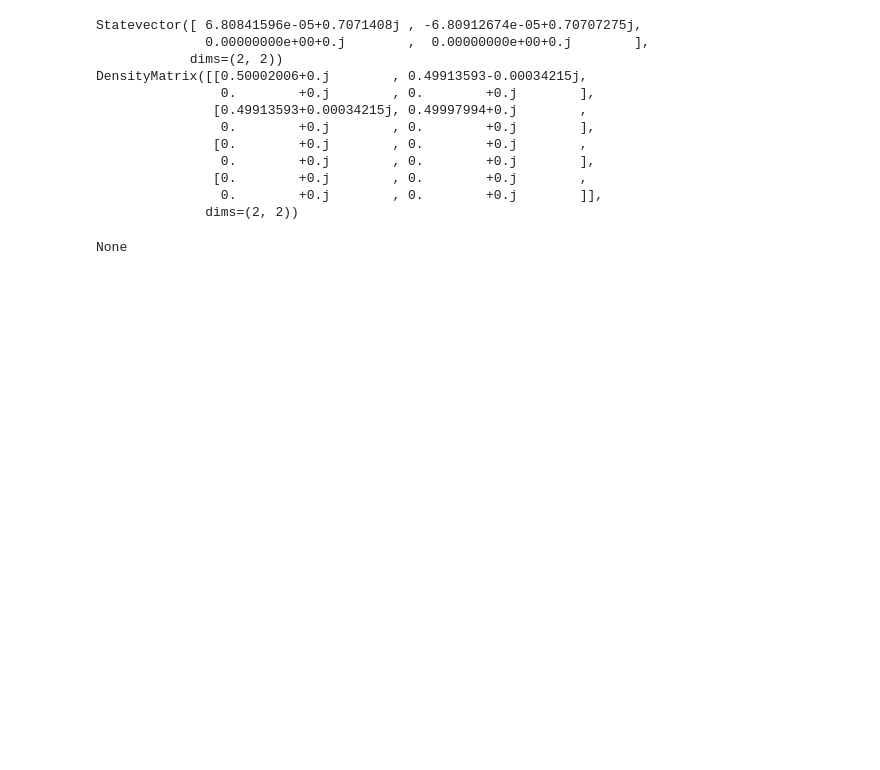
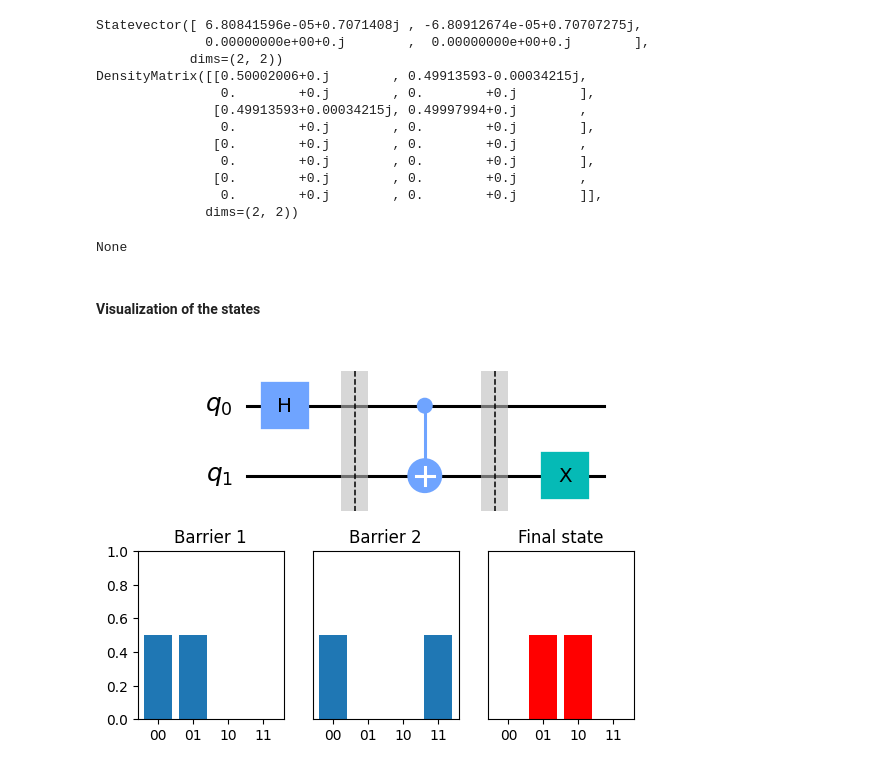
Before and after one commit to c12qe/c12-callisto-clients, a Jupyter notebook: docs/5. Getting mid circuit states.ipynb, the cells around one changed output. Drawn from its saved outputs; the diff is of its cells as text; code cells hidden in the pictures; blank space fills up the shorter version.

Commit message:
add plots

```diff
--- a/docs/5. Getting mid circuit states.ipynb
+++ b/docs/5. Getting mid circuit states.ipynb
@@ -120,3 +120,44 @@ DensityMatrix([[0.50002006+0.j        , 0.49913593-0.00034215j,
 print(job.get_mid_statevector(15))
 # %% [output]
 None
+# %% [markdown]
+#### Visualization of the states
+# %%
+from qiskit.visualization import circuit_drawer
+import matplotlib.pyplot as plt
+from matplotlib.gridspec import GridSpec
+
+fig= plt.figure()
+
+gs = GridSpec(2, 3)
+
+ax1 = plt.subplot(gs[0, :])
+
+circ_fig = circuit_drawer(orig_circuit, output='mpl', ax=ax1)
+
+keys = {'00' : 0, '01' : 0, '10' : 0 , '11' : 0 }
+
+ax2 = plt.subplot(gs[1,0])
+ax2.set_ylim([0,1])
+ax2.title.set_text('Barrier 1')
+ax2_data = {**keys, **probability_1}
+ax2.bar(ax2_data.keys(), ax2_data.values())
+
+ax3 = plt.subplot(gs[1,1])
+ax3.set_ylim([0,1])
+ax3.set_yticks(())
+ax3.title.set_text('Barrier 2')
+ax3_data = {**keys, **probability_2}
+ax3.bar(ax3_data.keys(), ax3_data.values())
+
+ax4 = plt.subplot(gs[1,2])
+ax4.set_ylim([0,1])
+ax4.set_yticks(())
+ax4.title.set_text('Final state')
+ax4_data = {**keys, **probability_final}
+ax4.bar(ax4_data.keys(), ax4_data.values(), color='red')
+
+
+plt.show()
+# %% [output]
+[figure, added]
```
